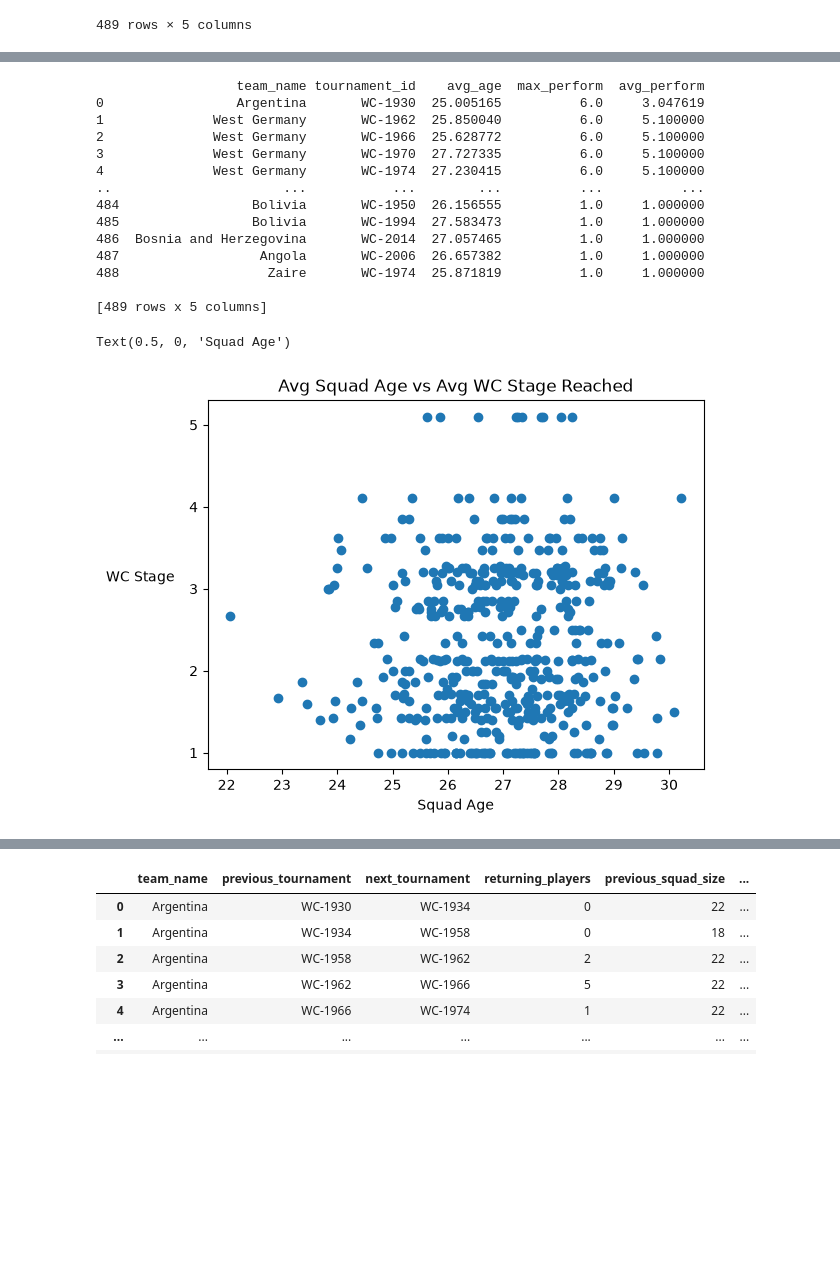
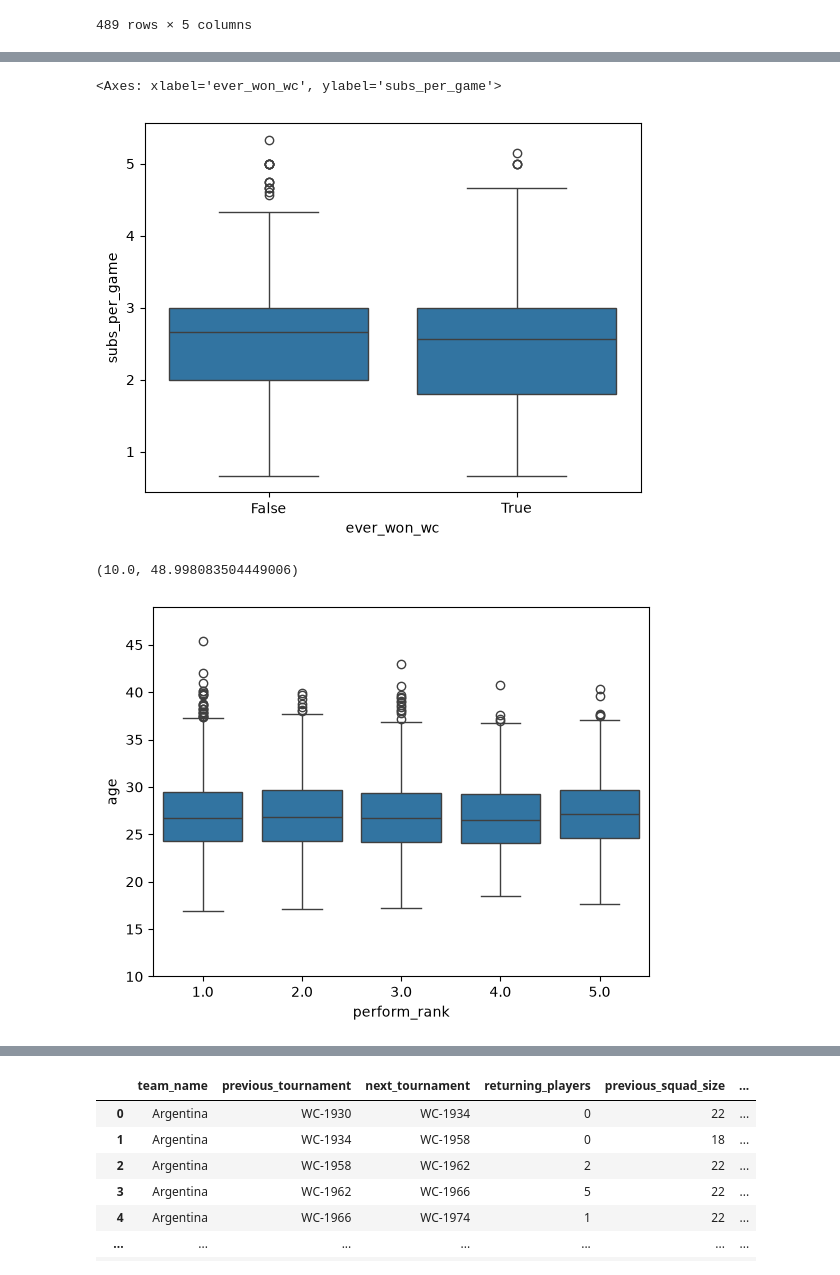
Before and after one commit to bev-amin/fifa-data-science, a Jupyter notebook: notebooks/01-exploration.ipynb, the cells around one changed output, grey strips where cells are left out. Saved outputs shown, nothing was run; the diff lists cells and outputs as text; code cells hidden in the pictures; blank space fills up the shorter version.

```diff
--- a/notebooks/01-exploration.ipynb
+++ b/notebooks/01-exploration.ipynb
@@ -1786,0 +1813,4 @@ managers = pd.read_csv(fp14)
+# %%
+subs_by_year_by_team = subs.groupby(["tournament_id", "team_name"]).agg(subs_count = ("substitution_id", "count"))
+subs_by_year_by_team.reset_index(inplace=True)
+subs_by_year_by_team[subs_by_year_by_team["tournament_id"] == "WC-2022"]
@@ -1884,6 +1953,6 @@ mens_squads
 10973 rows × 12 columns
 # %%
 mens_squads = pd.merge(mens_squads, players[['player_id', 'count_tournaments']], on='player_id', how='inner')
-mens_squads = pd.merge(mens_squads, quali_teams[['team_id', 'performance']], on='team_id', how='inner')
+mens_squads = pd.merge(mens_squads, quali_teams[['team_id', 'tournament_id', 'performance', "count_matches"]], on=['team_id', 'tournament_id'], how='inner')
 mens_squads = pd.merge(mens_squads, tournaments[['tournament_id', 'start_date']], on='tournament_id', how='inner')
-mens_squads
+mens_squads = pd.merge(mens_squads, subs_by_year_by_team, on=['tournament_id', 'team_name'], how='left')
@@ -1909,9 +1973,8 @@ performance_rank = {
     'quarter-finals': 3,
     'quarter-final': 3,
     'semi-finals': 4,
-    'third-place match': 5,
-    'final': 6
+    'third-place match': 4,
+    'final': 5
 }
 
 mens_squads['perform_rank'] = mens_squads['performance'].map(performance_rank)
-mens_squads
@@ -1936,7 +1985,8 @@ mens_squads['birth_date_dt'] = pd.to_datetime(mens_squads['birth_date'], format=
 mens_squads['start_date_dt'] = pd.to_datetime(mens_squads['start_date'], format='%Y-%m-%d', errors='coerce')
 mens_squads['age'] = (mens_squads['start_date_dt'] - mens_squads['birth_date_dt']).dt.days / 365.25
 # %%
-mens_squads
+mens_squads.rename(columns={"count_matches": "team_total_matches"}, inplace=True)
+mens_squads.head()
 # %% [output]
 |  | key_id | tournament_id | tournament_name | team_id | team_name | team_code | player_id | family_name | ... |
 | 0 | 1 | WC-1930 | 1930 FIFA Men's World Cup | T-03 | Argentina | ARG | P-69244 | Bossio | ... |
@@ -2077,27 +2147,27 @@ squad_exp_perform
+# %%
+''' subs per game winner vs non-winner'''
+
+sns.boxplot(data=squad_exp_perform, x='ever_won_wc', y='subs_per_game')
+# %% [output]
+<Axes: xlabel='ever_won_wc', ylabel='subs_per_game'>
+[figure, added]
 # %%
 ''' Squad age vs success '''
 
-avg_age_per_sq = squad_exp_perform.groupby(['team_name','tournament_id']).agg(avg_age=('avg_age', 'mean'), max_perform=('max_performance', 'mean'), avg_perform=('avg_performance', 'mean')).sort_values(by='max_perform', ascending=False).reset_index()
-print(avg_age_per_sq)
+# avg_age_per_sq = squad_exp_perform.groupby(['team_name','tournament_id']).agg(avg_age=('avg_age', 'mean'),\
+#                                                                                max_perform=('max_performance_alltime', 'mean'),\
+#                                                                                   avg_perform=('avg_performance_alltime', 'mean')).sort_values(by='max_perform', ascending=False).reset_index()
+# print(avg_age_per_sq)
 
-plt.scatter(avg_age_per_sq['avg_age'], avg_age_per_sq['avg_perform'])
-plt.title('Avg Squad Age vs Avg WC Stage Reached')
-plt.ylabel('WC Stage', rotation=0, labelpad=35)
-plt.xlabel('Squad Age')
+# plt.scatter(squad_exp_perform['avg_age'], squad_exp_perform['round_reached'])
+# plt.title('Avg Squad Age vs Avg WC Stage Reached')
+# plt.ylabel('WC Stage', rotation=0, labelpad=35)
+# plt.xlabel('Squad Age')
+
+# sns.boxplot(data=squad_exp_perform, x=squad_exp_perform['round_reached'], y=squad_exp_perform['avg_age'])
+# sns.violinplot(data=mens_squads, x=mens_squads["perform_rank"], y=mens_squads["age"])
+sns.boxplot(data=mens_squads, x=mens_squads["perform_rank"], y=mens_squads["age"])
+plt.ylim(bottom=10)
 # %% [output]
-                  team_name tournament_id    avg_age  max_perform  avg_perform
-0                 Argentina       WC-1930  25.005165          6.0     3.047619
-1              West Germany       WC-1962  25.850040          6.0     5.100000
-2              West Germany       WC-1966  25.628772          6.0     5.100000
-3              West Germany       WC-1970  27.727335          6.0     5.100000
-4              West Germany       WC-1974  27.230415          6.0     5.100000
-..                      ...           ...        ...          ...          ...
-484                 Bolivia       WC-1950  26.156555          1.0     1.000000
-485                 Bolivia       WC-1994  27.583473          1.0     1.000000
-486  Bosnia and Herzegovina       WC-2014  27.057465          1.0     1.000000
-487                  Angola       WC-2006  26.657382          1.0     1.000000
-488                   Zaire       WC-1974  25.871819          1.0     1.000000
-
-[489 rows x 5 columns]
+(10.0, 48.998083504449006)
-Text(0.5, 0, 'Squad Age')
-[figure, old version]
+[figure, new version]
```
Also changed, not shown: parts of 68 cells of this notebook.
